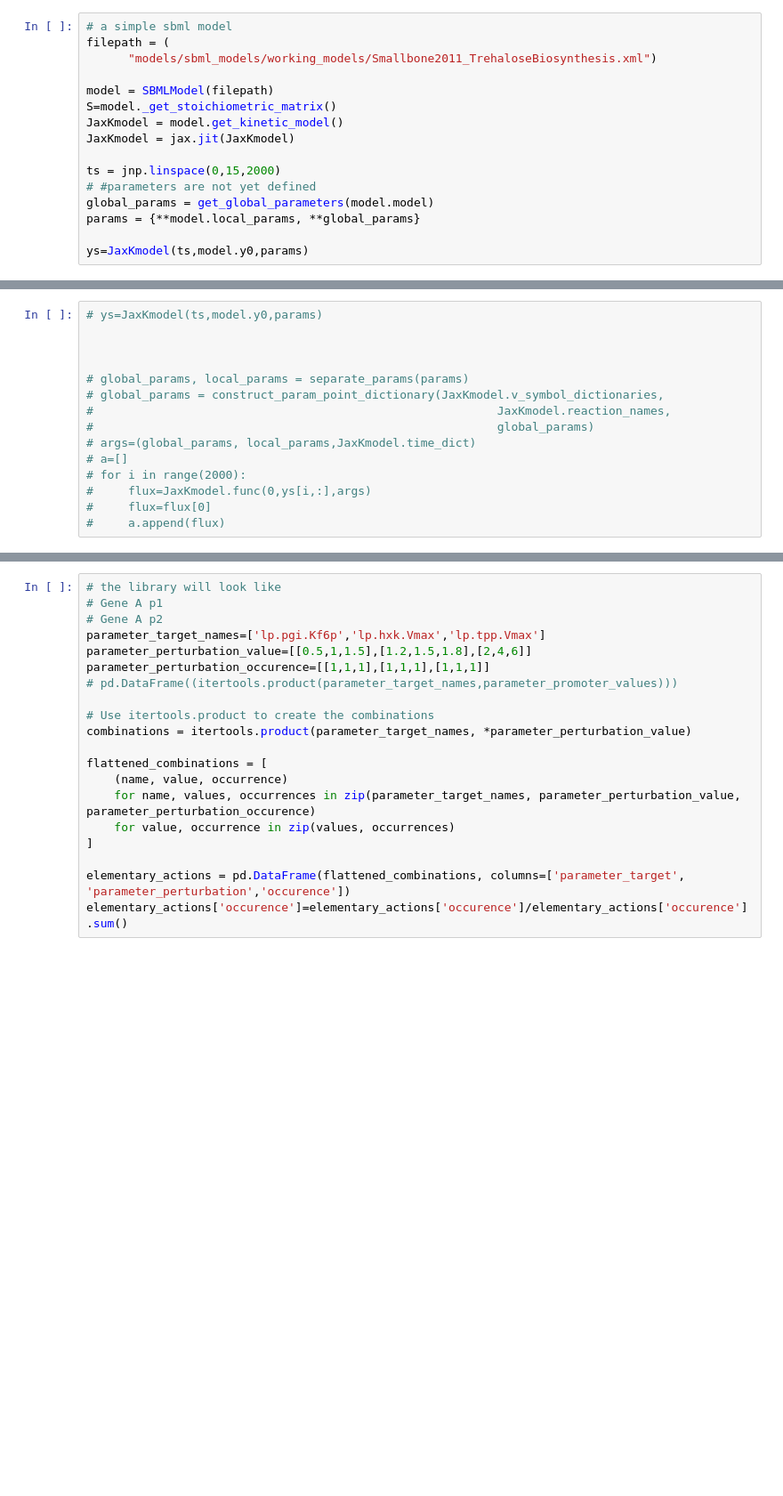
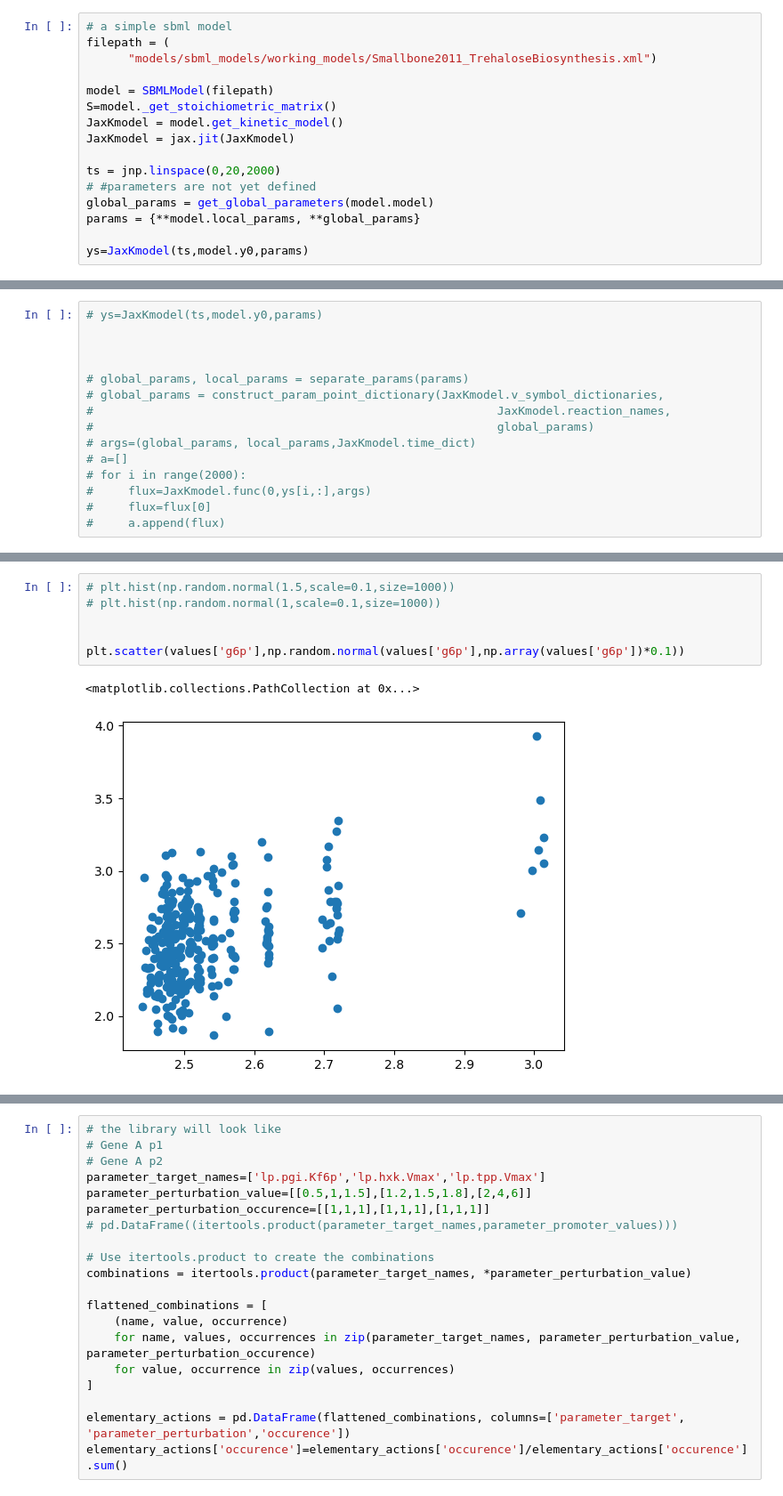
Before and after one commit to mahdi-shafiei/jaxkineticmodel, a Jupyter notebook: source/simulated_dbtl/simulated_dbtl_injjax_dev.ipynb, the cells around one changed output, grey strips where cells are left out. Shown: that part at 89% size. Drawn from its saved outputs; the diff is of its cells as text; blank space fills up the shorter version.

```diff
--- a/source/simulated_dbtl/simulated_dbtl_injjax_dev.ipynb
+++ b/source/simulated_dbtl/simulated_dbtl_injjax_dev.ipynb
@@ -26,7 +26,7 @@ S=model._get_stoichiometric_matrix()
 JaxKmodel = model.get_kinetic_model()
 JaxKmodel = jax.jit(JaxKmodel)
 
-ts = jnp.linspace(0,15,2000)
+ts = jnp.linspace(0,20,2000)
 # #parameters are not yet defined
 global_params = get_global_parameters(model.model)
 params = {**model.local_params, **global_params}
@@ -198,0 +310,9 @@ model.species_names
+# %%
+# plt.hist(np.random.normal(1.5,scale=0.1,size=1000))
+# plt.hist(np.random.normal(1,scale=0.1,size=1000))
+
+
+plt.scatter(values['g6p'],np.random.normal(values['g6p'],np.array(values['g6p'])*0.1))
+# %% [output]
+<matplotlib.collections.PathCollection at 0x...>
+[figure, added]
```
Also changed, not shown: parts of 5 cells of this notebook, 1 other file.
